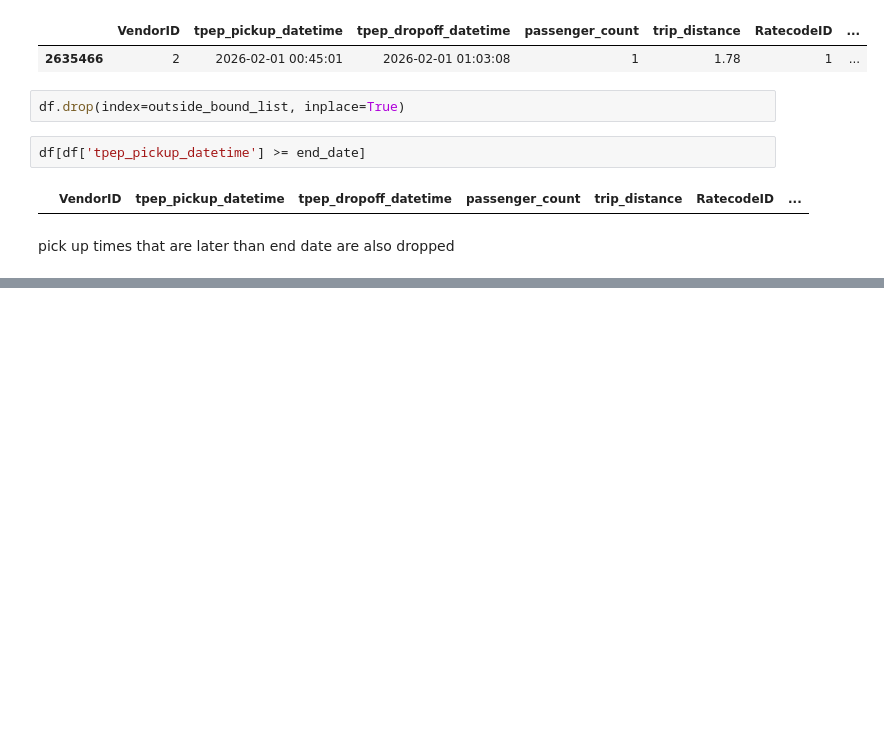
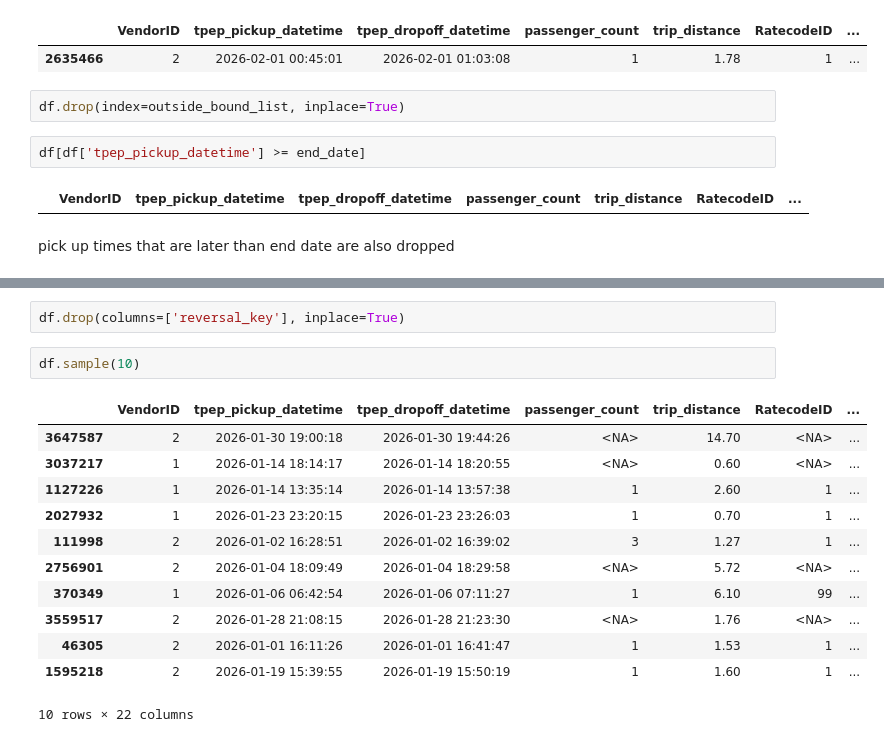
Before and after one commit to samuel54illinois/NYC_TLC_Trip_Record_Analysis, a Jupyter notebook: notebook_analysis/1_data_cleaning.ipynb, the cells around one changed output, grey strips where cells are left out. Cells and saved outputs as stored; diff of their text form; blank space fills up the shorter version.

```diff
--- a/notebook_analysis/1_data_cleaning.ipynb
+++ b/notebook_analysis/1_data_cleaning.ipynb
@@ -137,0 +229,17 @@ pick up times that are later than end date are also dropped
+# %%
+df.drop(columns=['reversal_key'], inplace=True)
+# %%
+df.sample(10)
+# %% [output]
+|  | VendorID | tpep_pickup_datetime | tpep_dropoff_datetime | passenger_count | trip_distance | RatecodeID | ... |
+| 3647587 | 2 | 2026-01-30 19:00:18 | 2026-01-30 19:44:26 | <NA> | 14.70 | <NA> | ... |
+| 3037217 | 1 | 2026-01-14 18:14:17 | 2026-01-14 18:20:55 | <NA> | 0.60 | <NA> | ... |
+| 1127226 | 1 | 2026-01-14 13:35:14 | 2026-01-14 13:57:38 | 1 | 2.60 | 1 | ... |
+| 2027932 | 1 | 2026-01-23 23:20:15 | 2026-01-23 23:26:03 | 1 | 0.70 | 1 | ... |
+| 111998 | 2 | 2026-01-02 16:28:51 | 2026-01-02 16:39:02 | 3 | 1.27 | 1 | ... |
+| 2756901 | 2 | 2026-01-04 18:09:49 | 2026-01-04 18:29:58 | <NA> | 5.72 | <NA> | ... |
+| 370349 | 1 | 2026-01-06 06:42:54 | 2026-01-06 07:11:27 | 1 | 6.10 | 99 | ... |
+| 3559517 | 2 | 2026-01-28 21:08:15 | 2026-01-28 21:23:30 | <NA> | 1.76 | <NA> | ... |
+| 46305 | 2 | 2026-01-01 16:11:26 | 2026-01-01 16:41:47 | 1 | 1.53 | 1 | ... |
+| 1595218 | 2 | 2026-01-19 15:39:55 | 2026-01-19 15:50:19 | 1 | 1.60 | 1 | ... |
+10 rows × 22 columns
```
Also changed, not shown: parts of 9 cells of this notebook.
